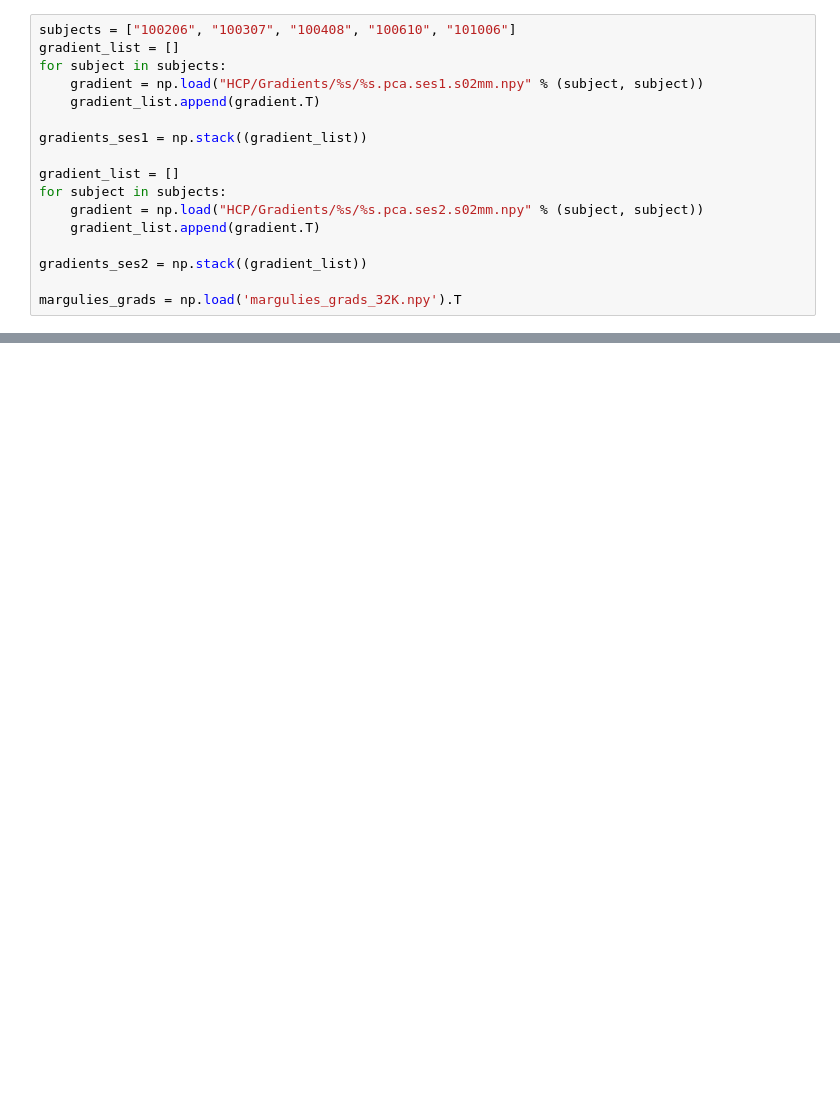
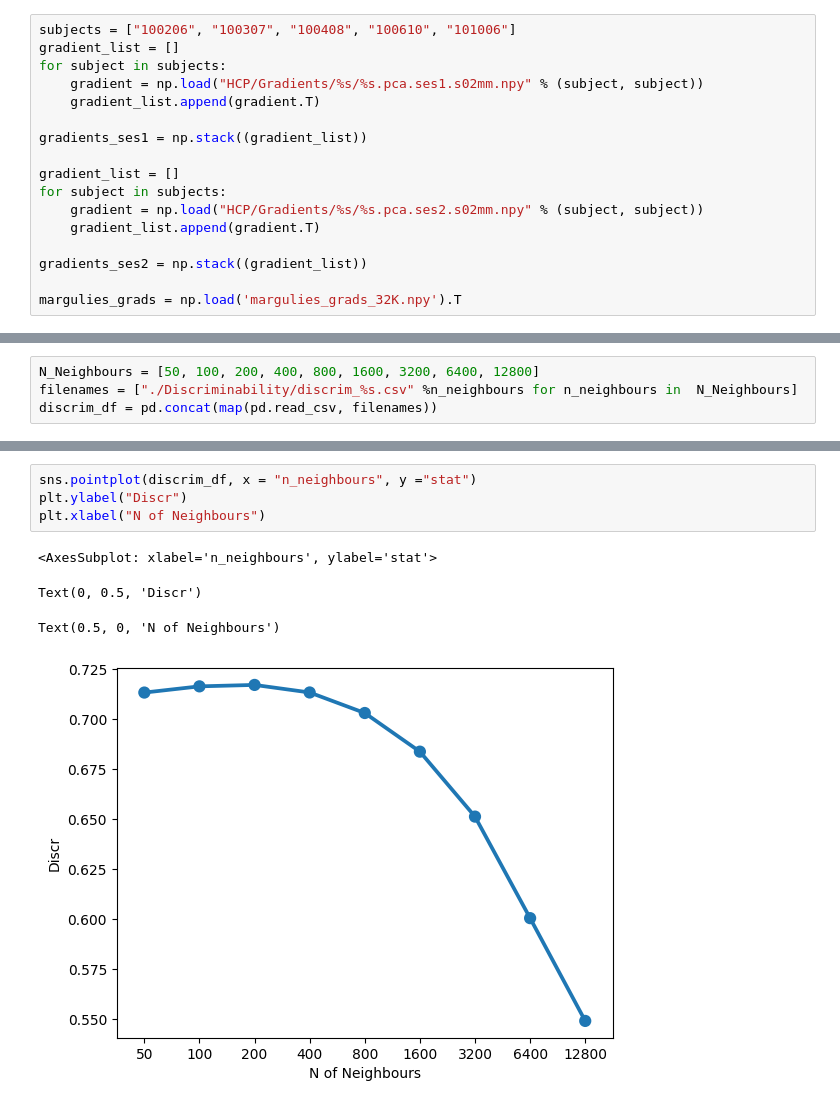
Before and after one commit to victoris93/feature-selection-scz, a Jupyter notebook: discriminability.ipynb, the cells around one changed output, grey strips where cells are left out. Drawn from its saved outputs; the diff is of its cells as text; blank space fills up the shorter version.

```diff
--- a/discriminability.ipynb
+++ b/discriminability.ipynb
@@ -88,0 +53,4 @@ disp_array.mean(axis = 2).shape
+# %%
+N_Neighbours = [50, 100, 200, 400, 800, 1600, 3200, 6400, 12800]
+filenames = ["./Discriminability/discrim_%s.csv" %n_neighbours for n_neighbours in  N_Neighbours]
+discrim_df = pd.concat(map(pd.read_csv, filenames))
@@ -88,0 +70,9 @@ disp_array.mean(axis = 2).shape
+# %%
+sns.pointplot(discrim_df, x = "n_neighbours", y ="stat")
+plt.ylabel("Discr")
+plt.xlabel("N of Neighbours")
+# %% [output]
+<AxesSubplot: xlabel='n_neighbours', ylabel='stat'>
+Text(0, 0.5, 'Discr')
+Text(0.5, 0, 'N of Neighbours')
+[figure, added]
```
Also changed, not shown: parts of 28 cells of this notebook, 7 other files.
